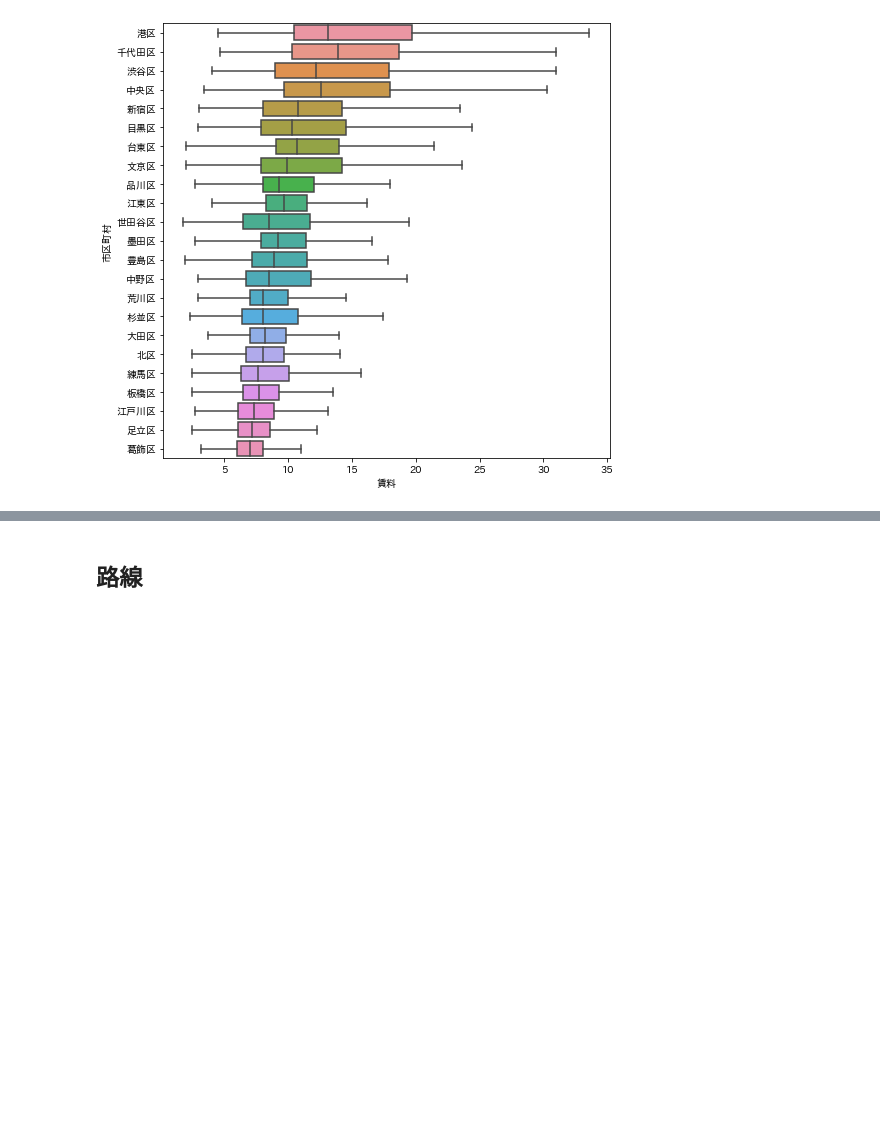
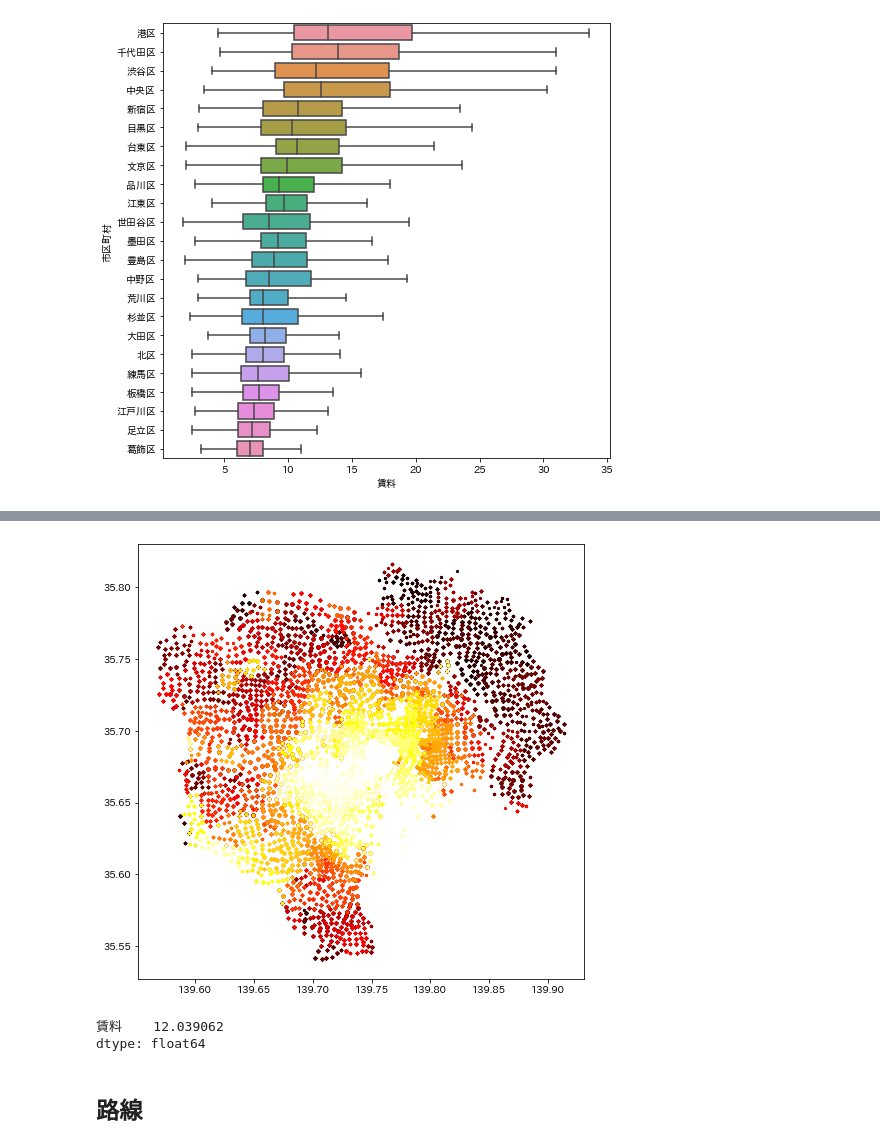
Before and after one commit to tomitayuuki/scraping_suumo, a Jupyter notebook: suumo_analytics.ipynb, the cells around one changed output, grey strips where cells are left out. Saved outputs shown, nothing was run; the diff lists cells and outputs as text; code cells hidden in the pictures; blank space fills up the shorter version.

```diff
--- a/suumo_analytics.ipynb
+++ b/suumo_analytics.ipynb
@@ -117,3 +173,17 @@ plt.show()
+# %%
+order_station = order_mean('駅','賃料','mean',True)
+# %%
+plt.figure(figsize=(8,8))
+for id, station in enumerate(order_station):
+    plt.scatter(suumo.loc[suumo['駅']==station,'経度'],suumo.loc[suumo['駅']==station,'緯度'],color=cm.hot(id/(len(order_station)+1)),s=5, alpha=1)
+plt.show()
+# %% [output]
+[figure, added]
+# %%
+suumo[suumo['駅']=='豊島園駅'].sort_values('賃料',ascending=False)[['賃料']].mean()
+# %% [output]
+賃料    12.039062
+dtype: float64
 # %% [markdown]
 ## 路線
 # %%
```
Also changed, not shown: parts of 13 cells of this notebook, 1 other file.
